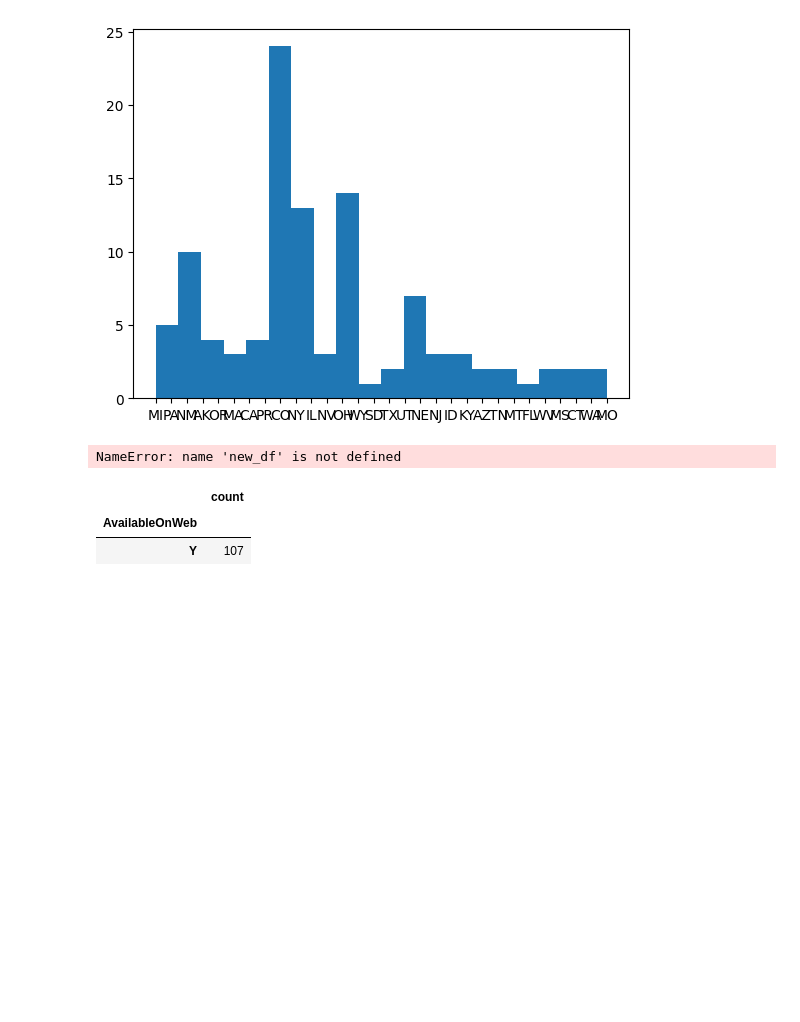
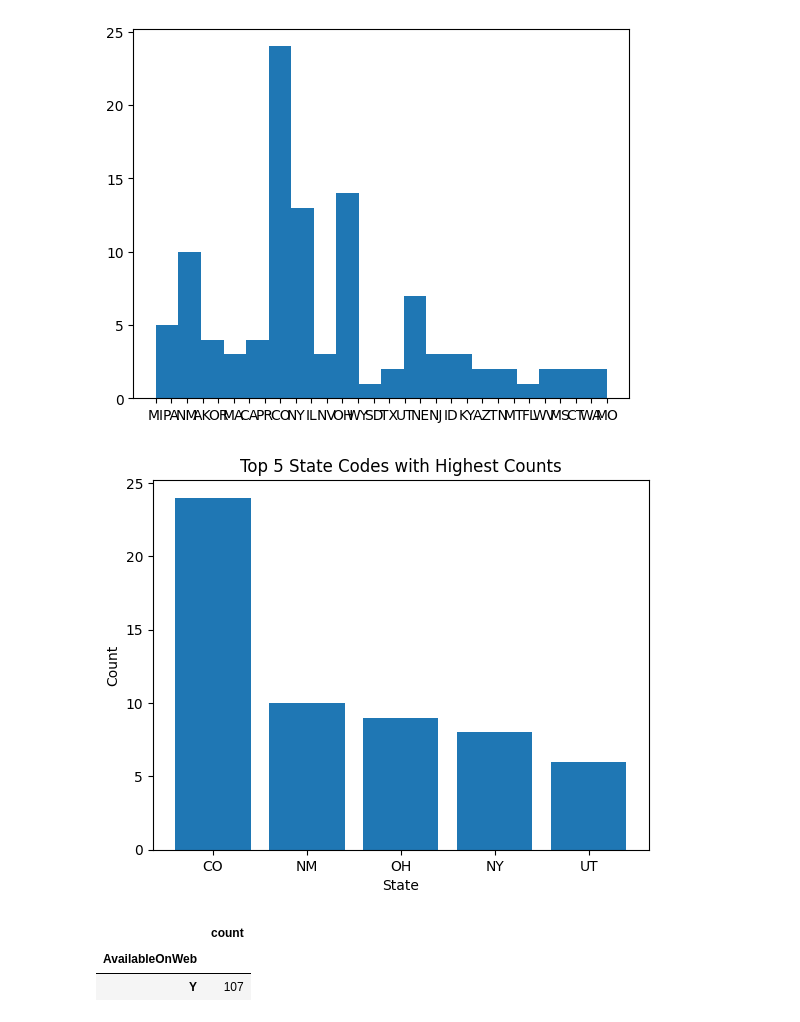
Before and after one commit to gffiveash/Labs, a Jupyter notebook: 01_api_calls/assignment_notebook.ipynb, the cells around one changed output. Saved outputs shown, nothing was run; the diff lists cells and outputs as text; code cells hidden in the pictures; blank space fills up the shorter version.

```diff
--- a/01_api_calls/assignment_notebook.ipynb
+++ b/01_api_calls/assignment_notebook.ipynb
@@ -560,16 +585,16 @@ new_df['State'].hist(bins=20,grid=False)
 # %%
 #Histogram of top 5 States with the most DOE Legacy Management Site
 
-
-state_count1 = new_df['State'].value_counts()
-state_count1 = state_count1.head(5)
-plt.bar(state_count1, state_count1.values)
+import matplotlib.pyplot as plt
+#state_count1 = new_df['State'].value_counts()
+#state_count1 = state_count1.head(5)
+plt.bar(state_count1.index,state_count1.values)
 plt.xlabel('State')
 plt.ylabel('Count')
 plt.title('Top 5 State Codes with Highest Counts')
 plt.show()
 # %% [output]
-NameError: name 'new_df' is not defined
+[figure, added]
 # %%
 new_df['AvailableOnWeb'].value_counts()
 # %% [output]
```
Also changed, not shown: parts of 9 cells of this notebook.
